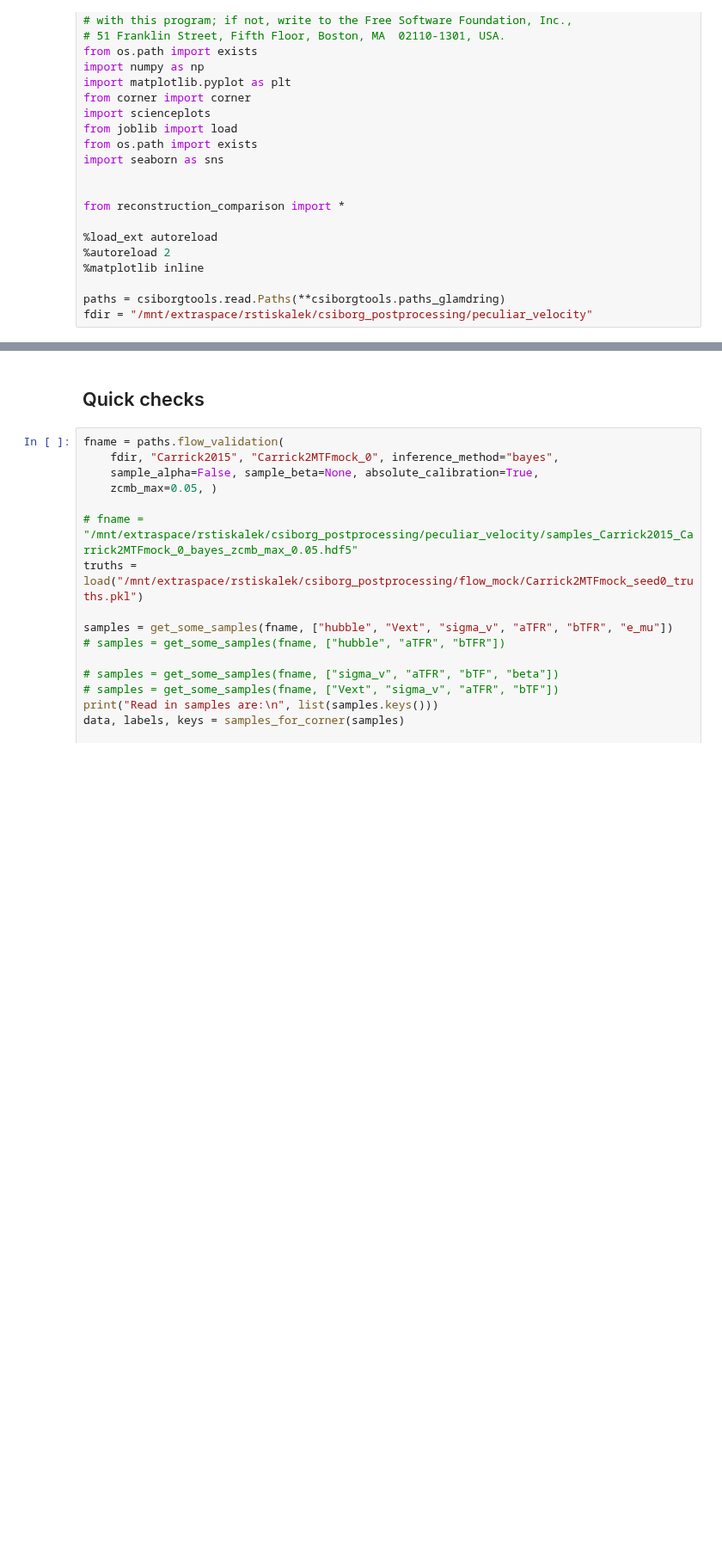
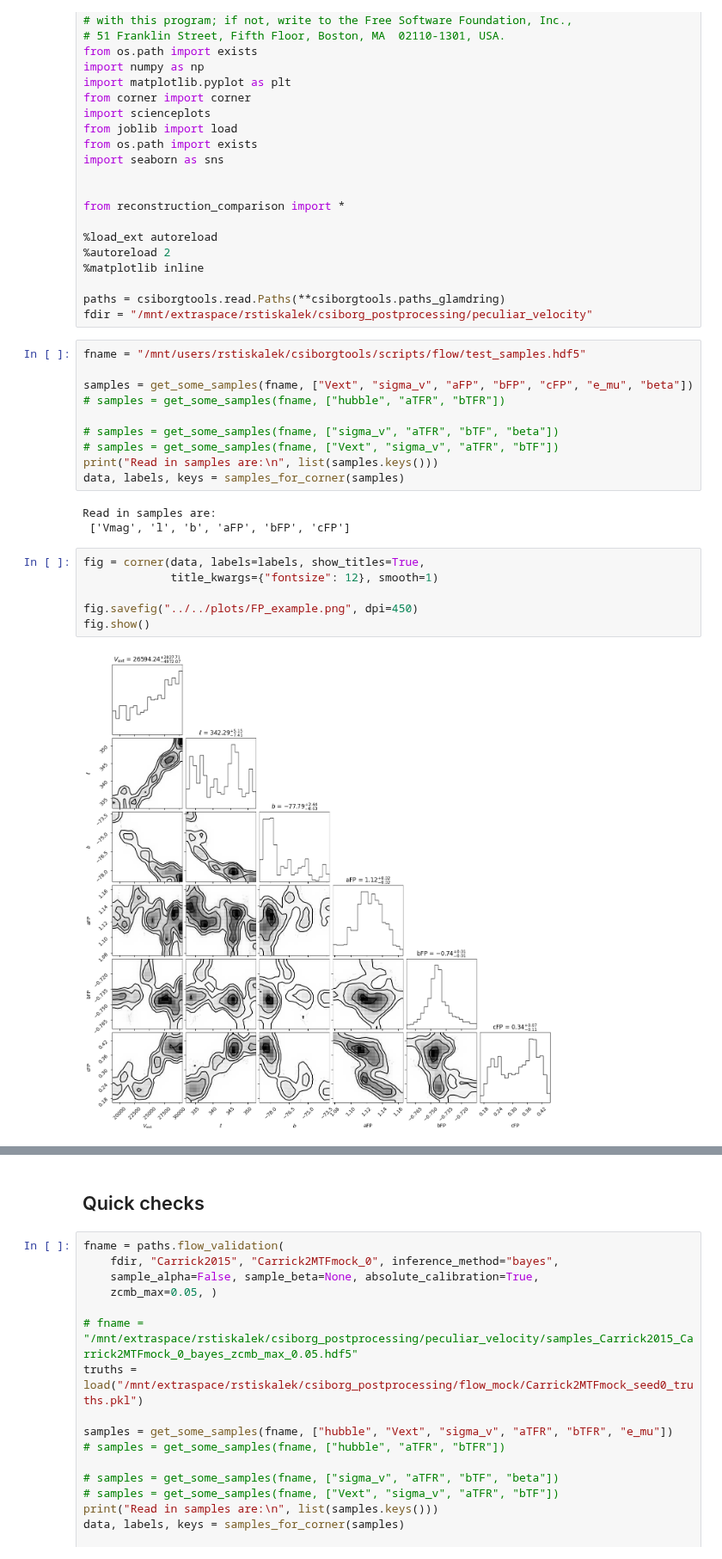
Before and after one commit to Richard-Sti/csiborgtools, a Jupyter notebook: notebooks/flow/H0_mocks.ipynb, the cells around one changed output, grey strips where cells are left out. Shown at 86% size. Saved outputs shown, nothing was run; the diff lists cells and outputs as text; blank space fills up the shorter version.

```diff
--- a/notebooks/flow/H0_mocks.ipynb
+++ b/notebooks/flow/H0_mocks.ipynb
@@ -31,3 +31,24 @@ from reconstruction_comparison import *
 
 paths = csiborgtools.read.Paths(**csiborgtools.paths_glamdring)
 fdir = "/mnt/extraspace/rstiskalek/csiborg_postprocessing/peculiar_velocity"
+# %%
+fname = "/mnt/users/rstiskalek/csiborgtools/scripts/flow/test_samples.hdf5"
+
+samples = get_some_samples(fname, ["Vext", "sigma_v", "aFP", "bFP", "cFP", "e_mu", "beta"])
+# samples = get_some_samples(fname, ["hubble", "aTFR", "bTFR"])
+
+# samples = get_some_samples(fname, ["sigma_v", "aTFR", "bTF", "beta"])
+# samples = get_some_samples(fname, ["Vext", "sigma_v", "aTFR", "bTF"])
+print("Read in samples are:\n", list(samples.keys()))
+data, labels, keys = samples_for_corner(samples)
+# %% [output]
+Read in samples are:
+ ['Vmag', 'l', 'b', 'aFP', 'bFP', 'cFP']
+# %%
+fig = corner(data, labels=labels, show_titles=True,
+             title_kwargs={"fontsize": 12}, smooth=1)
+
+fig.savefig("../../plots/FP_example.png", dpi=450)
+fig.show()
+# %% [output]
+[figure, added]
```
Also changed, not shown: parts of 3 cells of this notebook.
